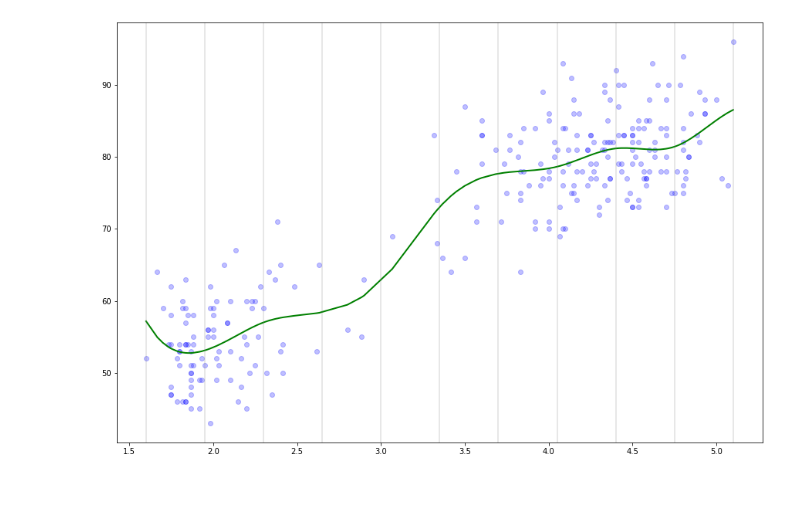
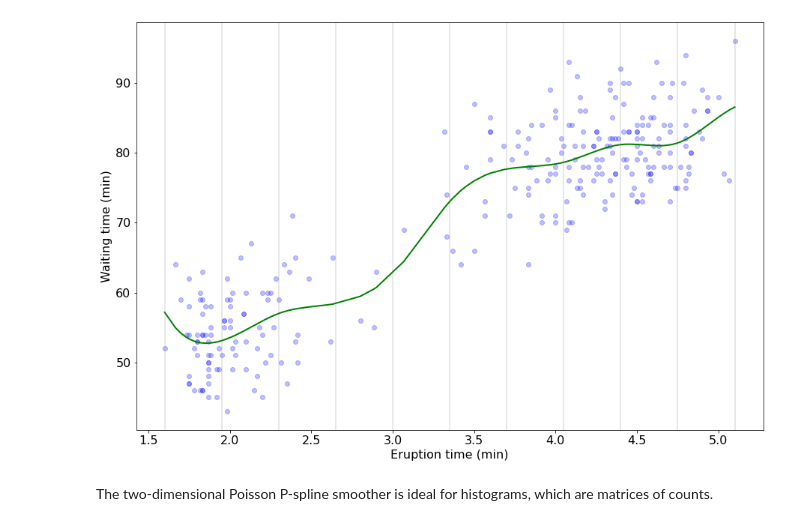
Before and after one commit to ManuelNavarroGarcia/cpsplines, a Jupyter notebook: examples/non_gaussian_data.ipynb, the cells around one changed output. Cells and saved outputs as stored; diff of their text form; code cells hidden in the pictures; blank space fills up the shorter version.

```diff
--- a/examples/non_gaussian_data.ipynb
+++ b/examples/non_gaussian_data.ipynb
@@ -16,10 +21,10 @@ faithful =  pd.read_csv("../data/faithful.csv")
 # %%
-poisson = GridCPsplines(deg=(3,),
+example_1 = GridCPsplines(deg=(3,),
                         ord_d=(2,),
                         n_int=(10,),
                         sp_method="grid_search",
                         sp_args={"grid": ((0.1,),)},
                         family="poisson")
 
-poisson.fit(x=(faithful["eruptions"].values, ), y=faithful["waiting"].values)
+example_1.fit(x=(faithful["eruptions"].values, ), y=faithful["waiting"].values)
 # %% [output]
@@ -27,14 +32,20 @@ poisson.fit(x=(faithful["eruptions"].values, ), y=faithful["waiting"].values)
 # %%
-plot_1 = plot_curves(
-    fittings=(poisson, ),
+plot1 = plot_curves(
+    fittings=(example_1, ),
     col_curve=("g", ),
     knot_positions=True,
     constant_constraints=True,
     x=(faithful["eruptions"].values,),
     y=(faithful["waiting"].values,),
     col_pt=("b",),
     alpha=0.25
 )
+_ = plot1[1].set_xlabel("Eruption time (min)", fontsize=16)
+_ = plot1[1].set_ylabel("Waiting time (min)", fontsize=16)
+_ = plot1[1].tick_params(axis='both', which='major', labelsize=16)
 # %% [output]
-[figure, old version]
+[figure, new version]
+# %% [markdown]
+The two-dimensional Poisson P-spline smoother is ideal for histograms, which are
+matrices of counts.
 # %%
```
Also changed, not shown: parts of 9 cells of this notebook.
